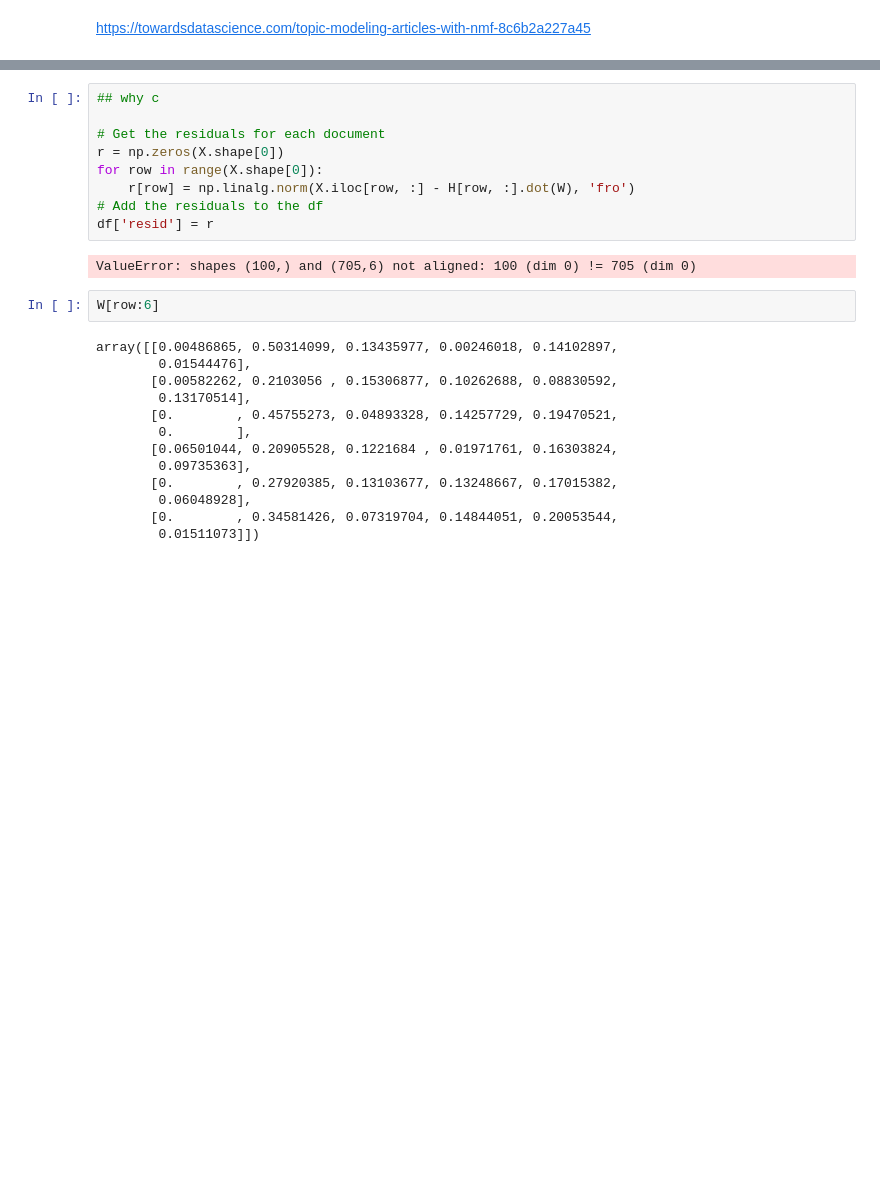
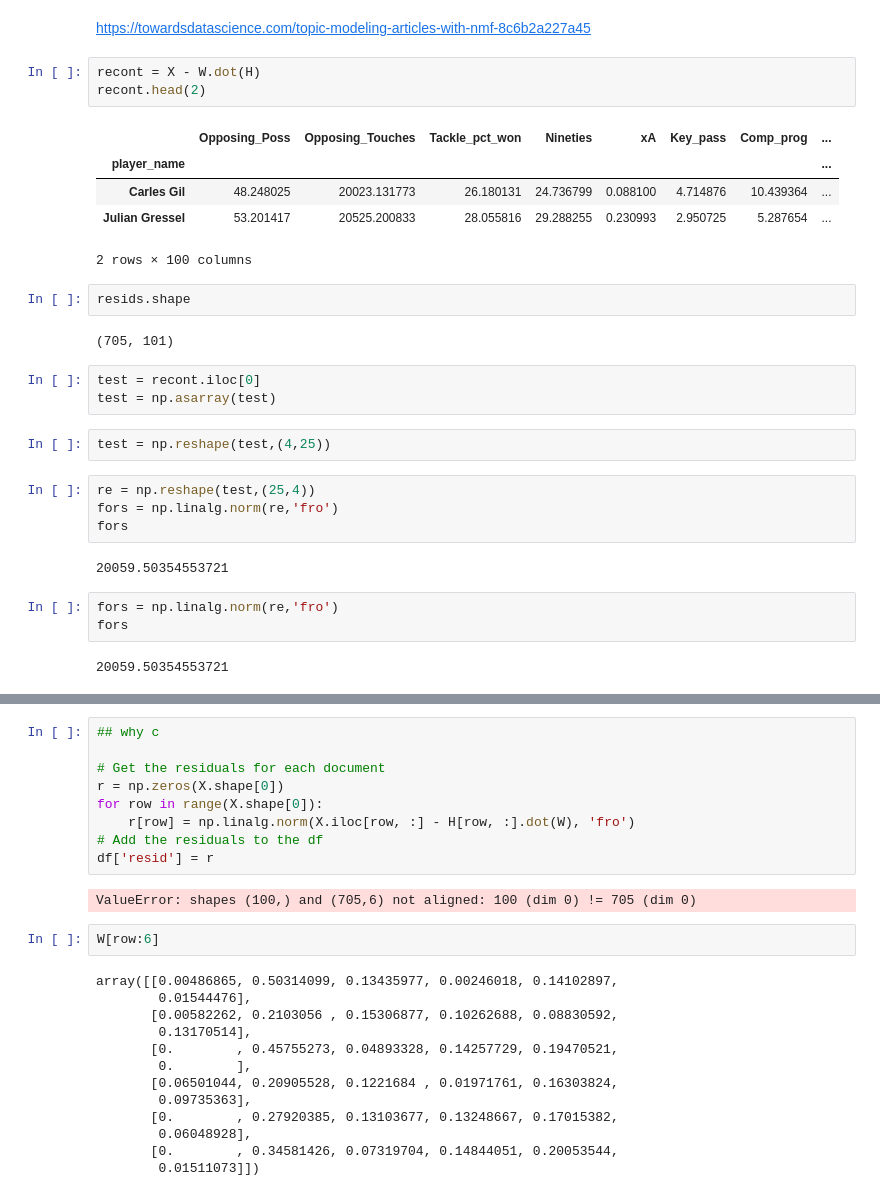
Before and after one commit to misterrustia/MLS_clustering_Captsone, a Jupyter notebook: feature_engineering/tuning_questions.ipynb, the cells around one changed output, grey strips where cells are left out. Saved outputs shown, nothing was run; the diff lists cells and outputs as text; blank space fills up the shorter version.

Commit message:
residuals created from difference in matrix

```diff
--- a/feature_engineering/tuning_questions.ipynb
+++ b/feature_engineering/tuning_questions.ipynb
@@ -111,2 +123,31 @@ prog_carry+lng_comp+crosses (1.43) carries_dist (1.28) carries (1.24)
 # %% [markdown]
 https://towardsdatascience.com/topic-modeling-articles-with-nmf-8c6b2a227a45
+# %%
+recont = X - W.dot(H)
+recont.head(2)
+# %% [output]
+|  | Opposing_Poss | Opposing_Touches | Tackle_pct_won | Nineties | xA | Key_pass | Comp_prog | ... |
+| player_name |  |  |  |  |  |  |  | ... |
+| Carles Gil | 48.248025 | 20023.131773 | 26.180131 | 24.736799 | 0.088100 | 4.714876 | 10.439364 | ... |
+| Julian Gressel | 53.201417 | 20525.200833 | 28.055816 | 29.288255 | 0.230993 | 2.950725 | 5.287654 | ... |
+2 rows × 100 columns
+# %%
+resids.shape
+# %% [output]
+(705, 101)
+# %%
+test = recont.iloc[0]
+test = np.asarray(test)
+# %%
+test = np.reshape(test,(4,25))
+# %%
+re = np.reshape(test,(25,4))
+fors = np.linalg.norm(re,'fro')
+fors
+# %% [output]
+20059.50354553721
+# %%
+fors = np.linalg.norm(re,'fro')
+fors
+# %% [output]
+20059.50354553721
```
Also changed, not shown: parts of 19 cells of this notebook.
